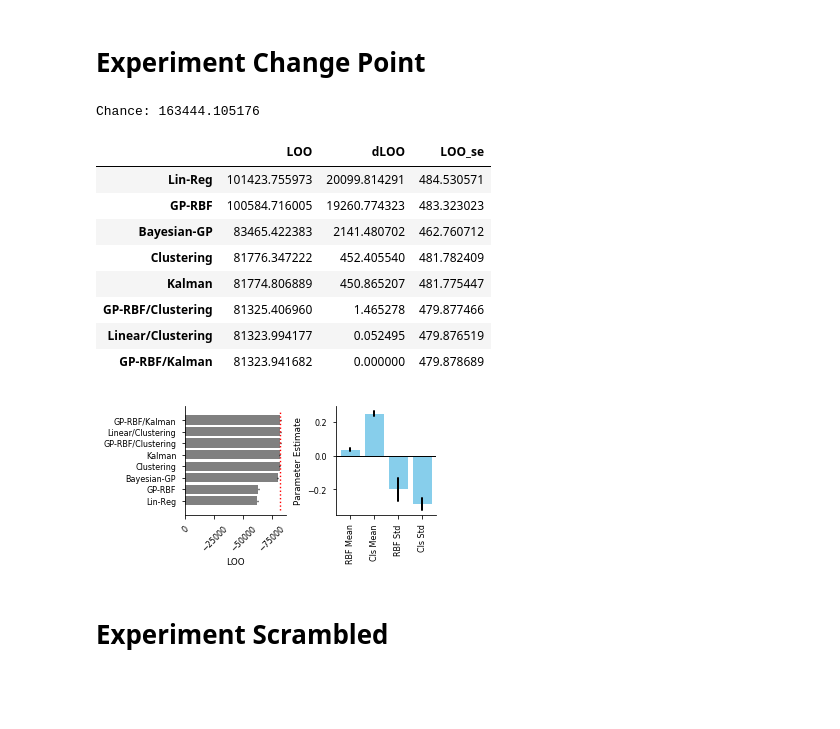
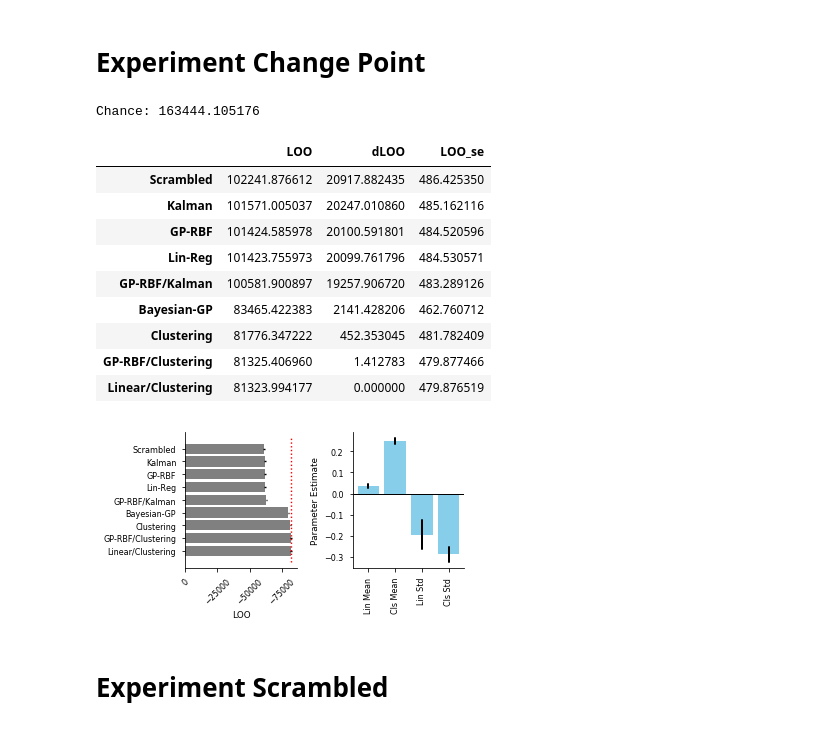
Before and after one commit to nicktfranklin/StructuredBandits, a Jupyter notebook: Model Fits and Parameter plots.ipynb, the cells around one changed output. Cells and saved outputs as stored; diff of their text form; code cells hidden in the pictures; blank space fills up the shorter version.

```diff
--- a/Model Fits and Parameter plots.ipynb
+++ b/Model Fits and Parameter plots.ipynb
@@ -97,36 +101,42 @@ plt.savefig('fig_model_fits_exp_linear.pdf', dpi=300, bbox_inches='tight')
 # Experiment Change Point
 # %%
 loo = pd.read_pickle('Data/model_fits/model_fits_exp_cp.pkl')
-summary = pd.read_pickle('Data/model_fits/model_params_exp_cp_rbf_cls.pkl')
+# summary = pd.read_pickle('Data/model_fits/model_params_exp_cp_rbf_cls.pkl')
+summary = pd.read_pickle('Data/model_fits/model_params_exp_cp_lin_cls.pkl')
+
+vars_  = ['mu_beta_lin_mean', 'mu_beta_cls_mean',
+          'mu_beta_lin_stdv', 'mu_beta_cls_stdv',]
+labels = ['Lin Mean', 'Cls Mean', 'Lin Std', 'Cls Std']
 
 # calculate chance
 n = len(pd.read_csv('Data/exp_changepoint/changerbfpred.csv')) # n_subj * n_trails_per_subj
 n_arms = 8
 chance_loo = -2 * n * np.log(1. / n_arms)
 
 print "Chance: {}".format(chance_loo)
 
 loo.sort_values('LOO', ascending=False, inplace=True)
 loo['dLOO'] = loo.LOO - np.min(loo.LOO)
 loo['LOO dLOO LOO_se'.split()]
 # %% [output]
 Chance: 163444.105176
 |  | LOO | dLOO | LOO_se |
-| Lin-Reg | 101423.755973 | 20099.814291 | 484.530571 |
-| GP-RBF | 100584.716005 | 19260.774323 | 483.323023 |
-| Bayesian-GP | 83465.422383 | 2141.480702 | 462.760712 |
-| Clustering | 81776.347222 | 452.405540 | 481.782409 |
-| Kalman | 81774.806889 | 450.865207 | 481.775447 |
-| GP-RBF/Clustering | 81325.406960 | 1.465278 | 479.877466 |
-| Linear/Clustering | 81323.994177 | 0.052495 | 479.876519 |
-| GP-RBF/Kalman | 81323.941682 | 0.000000 | 479.878689 |
+| Scrambled | 102241.876612 | 20917.882435 | 486.425350 |
+| Kalman | 101571.005037 | 20247.010860 | 485.162116 |
+| GP-RBF | 101424.585978 | 20100.591801 | 484.520596 |
+| Lin-Reg | 101423.755973 | 20099.761796 | 484.530571 |
+| GP-RBF/Kalman | 100581.900897 | 19257.906720 | 483.289126 |
+| Bayesian-GP | 83465.422383 | 2141.428206 | 462.760712 |
+| Clustering | 81776.347222 | 452.353045 | 481.782409 |
+| GP-RBF/Clustering | 81325.406960 | 1.412783 | 479.877466 |
+| Linear/Clustering | 81323.994177 | 0.000000 | 479.876519 |
 # %%
 # note, GP-RBF/Clustering and Linear clustering are indistinguishable for this model
 # %%
-_ = plot_results(loo, summary, chance_loo)
+_ = plot_results(loo, summary, chance_loo, vars_, labels)
 plt.savefig('fig_model_fits_exp_cp.pdf', dpi=300, bbox_inches='tight')
 # %% [output]
-[figure, old version]
+[figure, new version]
 # %% [markdown]
 # Experiment Scrambled
 # %%
```
Also changed, not shown: parts of 9 cells of this notebook.
